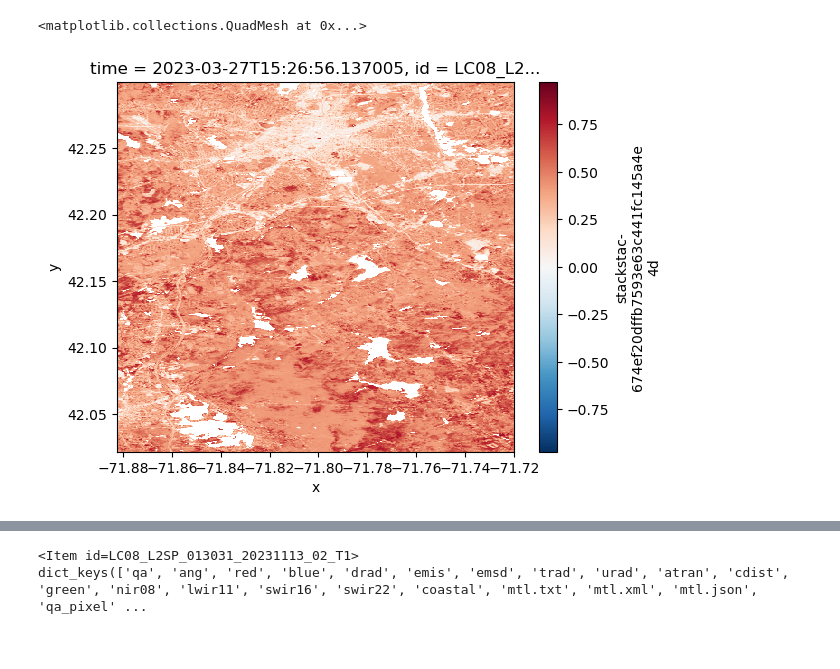
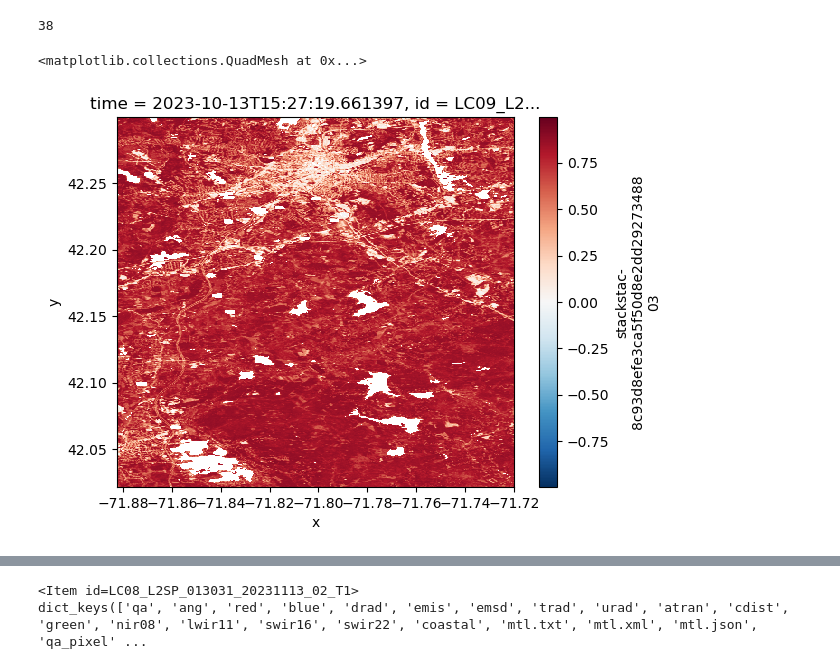
Before and after one commit to tannerhonnef/geog313-final-project, a Jupyter notebook: dataAcquisition.ipynb, the cells around one changed output, grey strips where cells are left out. Drawn from its saved outputs; the diff is of its cells as text; code cells hidden in the pictures.

Commit message:
querying so that only landsat 8 and 9 are used

```diff
--- a/dataAcquisition.ipynb
+++ b/dataAcquisition.ipynb
@@ -48,17 +48,23 @@ def get_bands(start, end, bbox):
     search = catalog.search(
         collections = ['landsat-c2-l2'],
         bbox = bbox,
-        query=["eo:cloud_cover<5"],
+        query={
+        "eo:cloud_cover": {"lt": 20},
+        "platform": {"in": ["landsat-8", "landsat-9"]}
+    },
         datetime = start + "/" + end
     )
     items = search.get_all_items()
-    # len(items)
-    # print(items[2])
+    #items = list(search.get_items())
+    # for item in items[:15]:  # Inspect the first 5 items
+    #     print(item.properties.get("platform"))
+    # print(len(items))
+    # # print(items[2])
     # for item in items:
     #     print(item.assets.keys())
     #     break
 
-    stack = stackstac.stack(items, assets=["nir08", "red", "lwir", "qa_pixel"], epsg = 4326, bounds_latlon=bbox)
+    stack = stackstac.stack(items, assets=["nir08", "red", "lwir11", "qa_pixel"], epsg = 4326, bounds_latlon=bbox)
 
     mask_bitfields = [1, 2, 3, 4, 7]
     bitmask = 0
@@ -74,7 +80,7 @@ def get_bands(start, end, bbox):
 
     B3 = stackNoClouds.sel(band = "red")
     B4 = stackNoClouds.sel(band = "nir08")
-    LST = stackNoClouds.sel(band = "lwir")
+    LST = stackNoClouds.sel(band = "lwir11")
     B3 = B3.where(B3 > 0, np.nan)
     B4 = B4.where(B4 > 0, np.nan)
     ndvi = (B4 - B3) / (B4 + B3)
@@ -122,11 +128,13 @@ def scatter_ndvi_lst(ndvi, lst):
     plt.show()
 # %%
 ndvi, lst = get_bands(start, end, bbox)
+# %% [output]
+38
 # %%
 avgNdvi = season_mean_dict(ndvi, calendar="standard")
 avgLST = season_mean_dict(lst, calendar="standard")
 # %%
-ndvi[1].plot()
+ndvi[15].plot()
 # %% [output]
 <matplotlib.collections.QuadMesh at 0x...>
-[figure, old version]
+[figure, new version]
```
Also changed, not shown: parts of 3 cells of this notebook, 1 other file.
